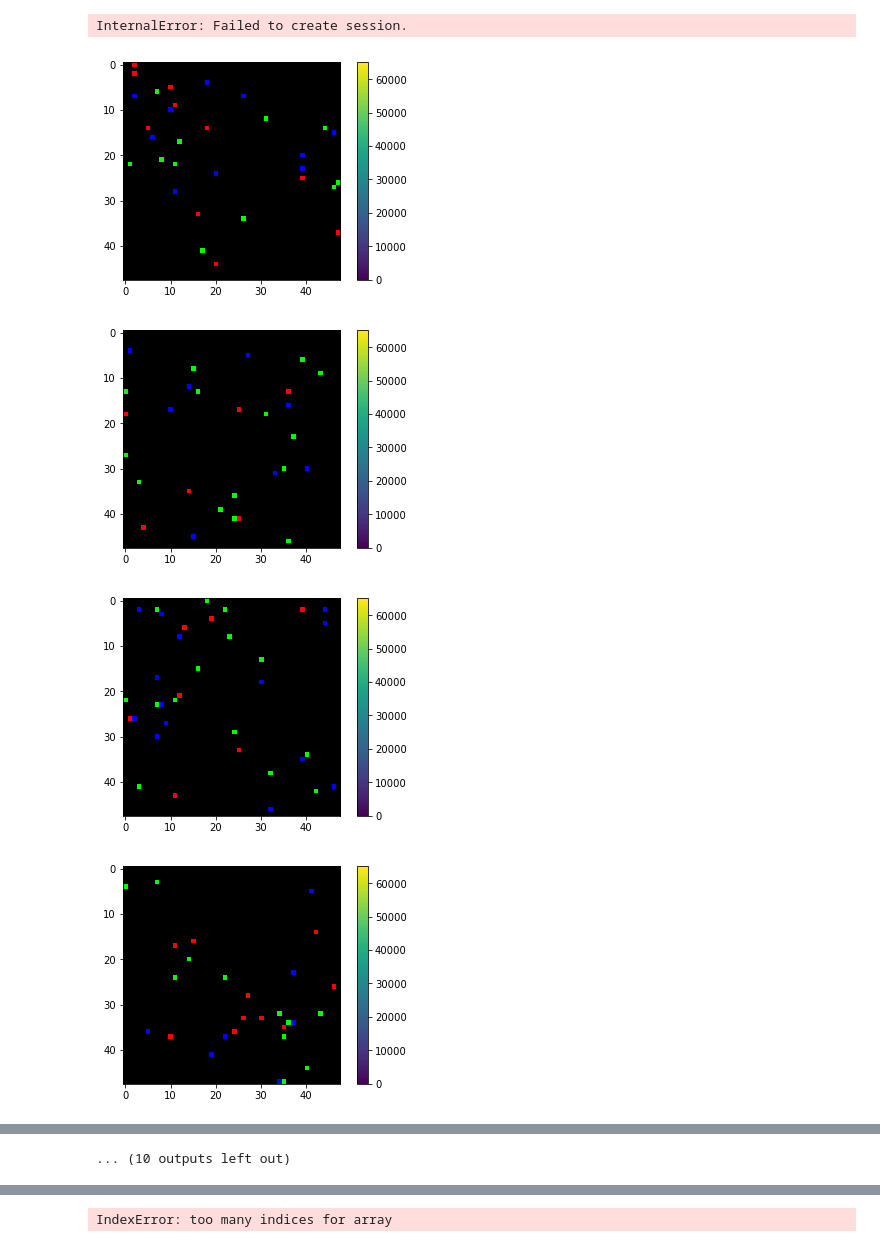
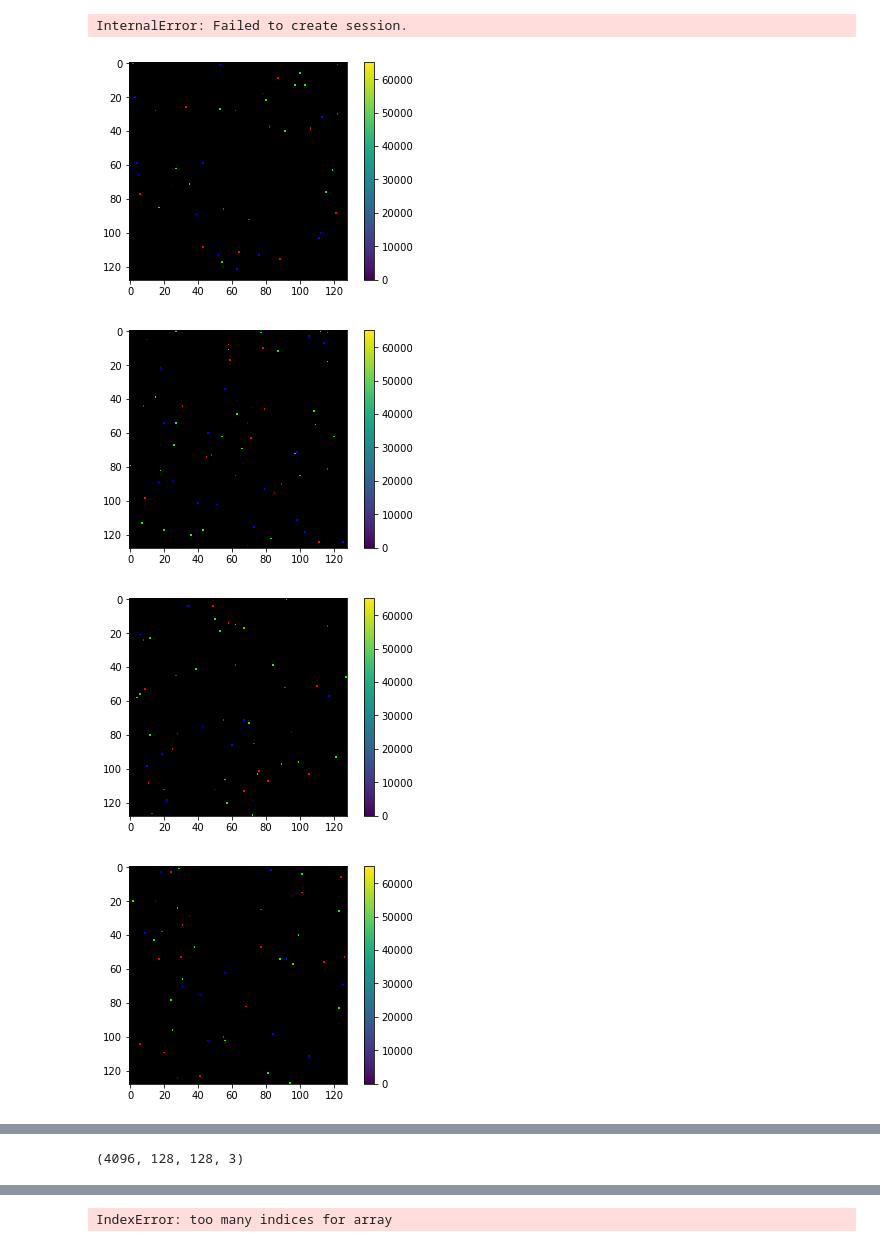
Before and after one commit to theScinder/cuttleVision, a Jupyter notebook: cuttlePySim.ipynb, the cells around one changed output, grey strips where cells are left out. Cells and saved outputs as stored; diff of their text form; code cells hidden in the pictures.

```diff
--- a/cuttlePySim.ipynb
+++ b/cuttlePySim.ipynb
@@ -286,36 +286,36 @@ simgStkNo = 4096
 # %%
 #Generate random RGB images
 
-myDimSm = 48
-myDimFl = 48
-simgStkNo = 10240
+myDimSm = 128
+myDimFl = 128
+simgStkNo = 4096
 
 #make it deterministic
 np.random.seed(1)
 simgStk = np.zeros([simgStkNo,myDimSm,myDimSm,3])
 for c in range(0,simgStkNo):
-    myTestR = 255*( np.random.random([myDimSm,myDimSm]) < 0.004)
-    myTestG = 255*( np.random.random([myDimSm,myDimSm]) < 0.004)
-    myTestB = 255*( np.random.random([myDimSm,myDimSm]) < 0.004)
+    myTestR = 255*( np.random.random([myDimSm,myDimSm]) < 0.001)
+    myTestG = 255*( np.random.random([myDimSm,myDimSm]) < 0.001)
+    myTestB = 255*( np.random.random([myDimSm,myDimSm]) < 0.001)
     myTest =np.zeros([myDimSm,myDimSm,3])
     myTest[:,:,0] = myTestR
     myTest[:,:,1] = myTestG
     myTest[:,:,2] = myTestB
     myTest = myTest*255
     simgStk[c] = myTest
     if(c % 500 == 0):
 
         plt.figure()
 
         plt.imshow(myTest)
 
         plt.colorbar()
         plt.show()
 
 
 print(np.shape(simgStk))
 # %% [output]
-[figure, old version]
+[figure, new version]
-[figure, old version]
+[figure, new version]
-[figure, old version]
+[figure, new version]
-[figure, old version]
+[figure, new version]
@@ -330,4 +327,4 @@ print(np.shape(simgStk))
-... (10 outputs left out)
+(4096, 128, 128, 3)
 # %%
 #Resize and store simulated RGB images
 
```
Also changed, not shown: parts of 8 cells of this notebook, 5 other files.
